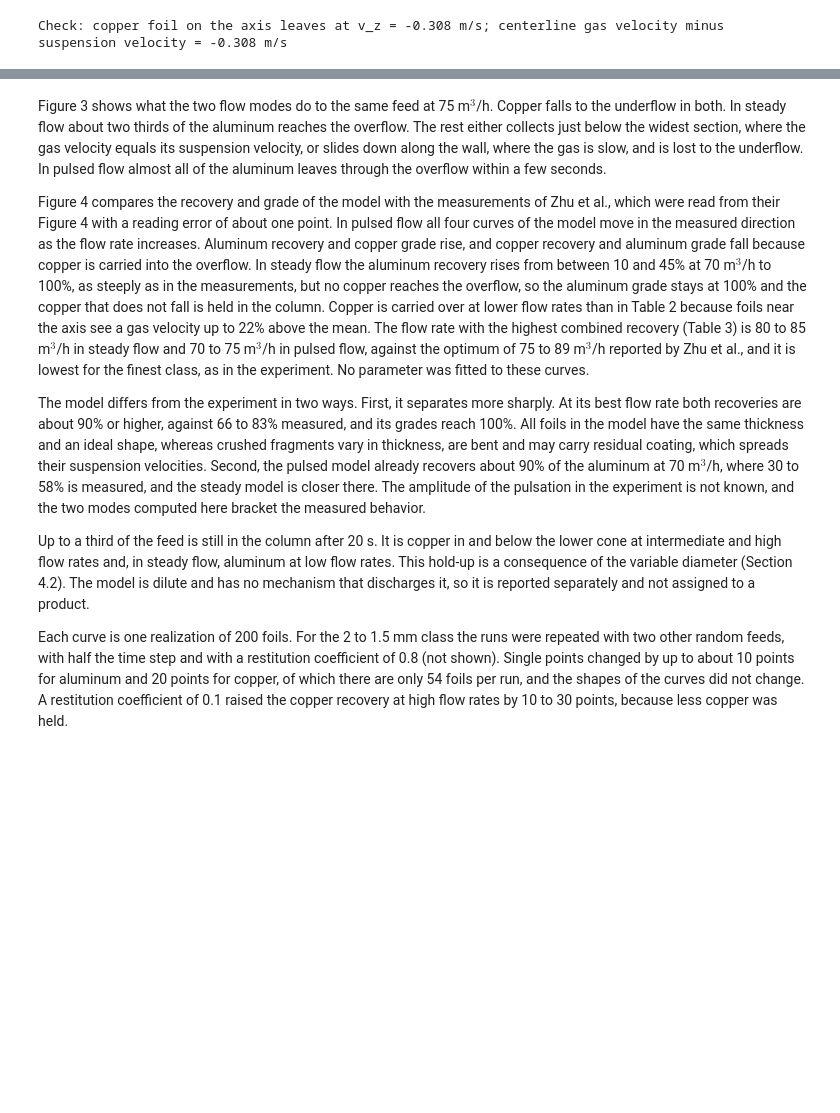
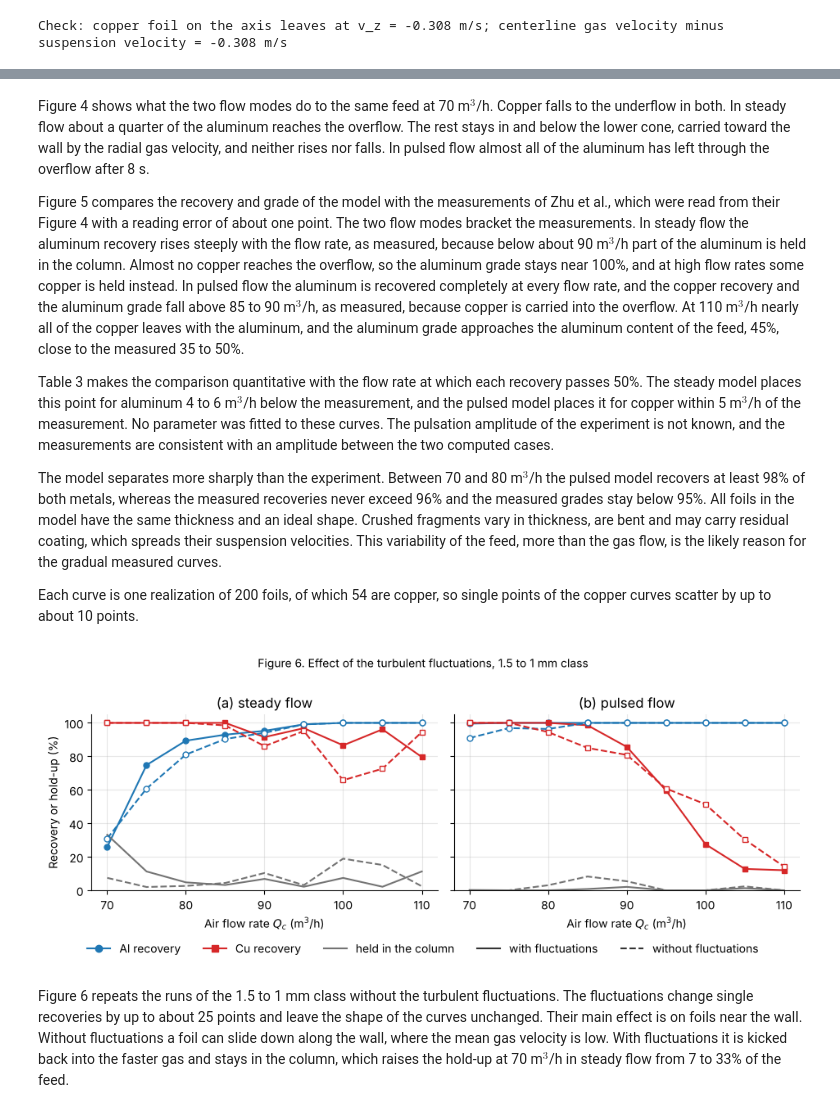
Before and after one commit to yogeshpanchalcodes/pneumatic-separation-model, a Jupyter notebook: Project_Check_In_Final_Project.ipynb, the cells around one changed output, grey strips where cells are left out. Saved outputs shown, nothing was run; the diff lists cells and outputs as text; code cells hidden in the pictures; blank space fills up the shorter version.

```diff
--- a/Project_Check_In_Final_Project.ipynb
+++ b/Project_Check_In_Final_Project.ipynb
@@ -454,13 +539,33 @@ Table 3. Flow rate with the highest sum of the two recoveries, and the recoverie
 # %% [markdown]
-Figure 3 shows what the two flow modes do to the same feed at 75 m$^3$/h. Copper falls to the underflow in both. In steady flow about two thirds of the aluminum reaches the overflow. The rest either collects just below the widest section, where the gas velocity equals its suspension velocity, or slides down along the wall, where the gas is slow, and is lost to the underflow. In pulsed flow almost all of the aluminum leaves through the overflow within a few seconds.
+Figure 4 shows what the two flow modes do to the same feed at 70 m$^3$/h. Copper falls to the underflow in both. In steady flow about a quarter of the aluminum reaches the overflow. The rest stays in and below the lower cone, carried toward the wall by the radial gas velocity, and neither rises nor falls. In pulsed flow almost all of the aluminum has left through the overflow after 8 s.
 
-Figure 4 compares the recovery and grade of the model with the measurements of Zhu et al., which were read from their Figure 4 with a reading error of about one point. In pulsed flow all four curves of the model move in the measured direction as the flow rate increases. Aluminum recovery and copper grade rise, and copper recovery and aluminum grade fall because copper is carried into the overflow. In steady flow the aluminum recovery rises from between 10 and 45% at 70 m$^3$/h to 100%, as steeply as in the measurements, but no copper reaches the overflow, so the aluminum grade stays at 100% and the copper that does not fall is held in the column. Copper is carried over at lower flow rates than in Table 2 because foils near the axis see a gas velocity up to 22% above the mean. The flow rate with the highest combined recovery (Table 3) is 80 to 85 m$^3$/h in steady flow and 70 to 75 m$^3$/h in pulsed flow, against the optimum of 75 to 89 m$^3$/h reported by Zhu et al., and it is lowest for the finest class, as in the experiment. No parameter was fitted to these curves.
+Figure 5 compares the recovery and grade of the model with the measurements of Zhu et al., which were read from their Figure 4 with a reading error of about one point. The two flow modes bracket the measurements. In steady flow the aluminum recovery rises steeply with the flow rate, as measured, because below about 90 m$^3$/h part of the aluminum is held in the column. Almost no copper reaches the overflow, so the aluminum grade stays near 100%, and at high flow rates some copper is held instead. In pulsed flow the aluminum is recovered completely at every flow rate, and the copper recovery and the aluminum grade fall above 85 to 90 m$^3$/h, as measured, because copper is carried into the overflow. At 110 m$^3$/h nearly all of the copper leaves with the aluminum, and the aluminum grade approaches the aluminum content of the feed, 45%, close to the measured 35 to 50%.
 
-The model differs from the experiment in two ways. First, it separates more sharply. At its best flow rate both recoveries are about 90% or higher, against 66 to 83% measured, and its grades reach 100%. All foils in the model have the same thickness and an ideal shape, whereas crushed fragments vary in thickness, are bent and may carry residual coating, which spreads their suspension velocities. Second, the pulsed model already recovers about 90% of the aluminum at 70 m$^3$/h, where 30 to 58% is measured, and the steady model is closer there. The amplitude of the pulsation in the experiment is not known, and the two modes computed here bracket the measured behavior.
+Table 3 makes the comparison quantitative with the flow rate at which each recovery passes 50%. The steady model places this point for aluminum 4 to 6 m$^3$/h below the measurement, and the pulsed model places it for copper within 5 m$^3$/h of the measurement. No parameter was fitted to these curves. The pulsation amplitude of the experiment is not known, and the measurements are consistent with an amplitude between the two computed cases.
 
-Up to a third of the feed is still in the column after 20 s. It is copper in and below the lower cone at intermediate and high flow rates and, in steady flow, aluminum at low flow rates. This hold-up is a consequence of the variable diameter (Section 4.2). The model is dilute and has no mechanism that discharges it, so it is reported separately and not assigned to a product.
+The model separates more sharply than the experiment. Between 70 and 80 m$^3$/h the pulsed model recovers at least 98% of both metals, whereas the measured recoveries never exceed 96% and the measured grades stay below 95%. All foils in the model have the same thickness and an ideal shape. Crushed fragments vary in thickness, are bent and may carry residual coating, which spreads their suspension velocities. This variability of the feed, more than the gas flow, is the likely reason for the gradual measured curves.
 
-Each curve is one realization of 200 foils. For the 2 to 1.5 mm class the runs were repeated with two other random feeds, with half the time step and with a restitution coefficient of 0.8 (not shown). Single points changed by up to about 10 points for aluminum and 20 points for copper, of which there are only 54 foils per run, and the shapes of the curves did not change. A restitution coefficient of 0.1 raised the copper recovery at high flow rates by 10 to 30 points, because less copper was held.
+Each curve is one realization of 200 foils, of which 54 are copper, so single points of the copper curves scatter by up to about 10 points.
+# %%
+fig, ax = plt.subplots(1, 2, figsize=(9.5, 3.5), sharey=True)
+for k, mode in enumerate(("steady", "pulsed")):
+    for df, ls, mfc in ((results[mode, "1.5 ~ 1 mm"], "-", None), (no_turbulence[mode], "--", "white")):
+        ax[k].plot(df.index, df["Al recovery"], ls, marker="o", ms=5, lw=1.5, color=color["Al"], mfc=mfc)
+        ax[k].plot(df.index, df["Cu recovery"], ls, marker="s", ms=5, lw=1.5, color=color["Cu"], mfc=mfc)
+        ax[k].plot(df.index, df["held"], ls, lw=1.5, color="0.45")
+    ax[k].set(title=f"({'ab'[k]}) {mode} flow", xlabel="Air flow rate $Q_c$ (m$^3$/h)", ylim=(0, 105), xticks=range(70, 111, 10))
+ax[0].set_ylabel("Recovery or hold-up (%)")
+handles = [Line2D([], [], marker="o", color=color["Al"], label="Al recovery"), Line2D([], [], marker="s", color=color["Cu"], label="Cu recovery"),
+           Line2D([], [], color="0.45", label="held in the column"), Line2D([], [], color="0.2", ls="-", label="with fluctuations"),
+           Line2D([], [], color="0.2", ls="--", label="without fluctuations")]
+fig.legend(handles=handles, loc="lower center", ncol=5, frameon=False, bbox_to_anchor=(0.5, -0.08))
+fig.suptitle("Figure 6. Effect of the turbulent fluctuations, 1.5 to 1 mm class", y=1.0, fontsize=10)
+plt.tight_layout()
+plt.show()
+# %% [output]
+[figure, added]
+# %% [markdown]
+Figure 6 repeats the runs of the 1.5 to 1 mm class without the turbulent fluctuations. The fluctuations change single recoveries by up to about 25 points and leave the shape of the curves unchanged. Their main effect is on foils near the wall. Without fluctuations a foil can slide down along the wall, where the mean gas velocity is low. With fluctuations it is kicked back into the faster gas and stays in the column, which raises the hold-up at 70 m$^3$/h in steady flow from 7 to 33% of the feed.
 # %% [markdown]
 ## 5. Progress since the proof of concept
 
```
Also changed, not shown: parts of 21 cells of this notebook.
